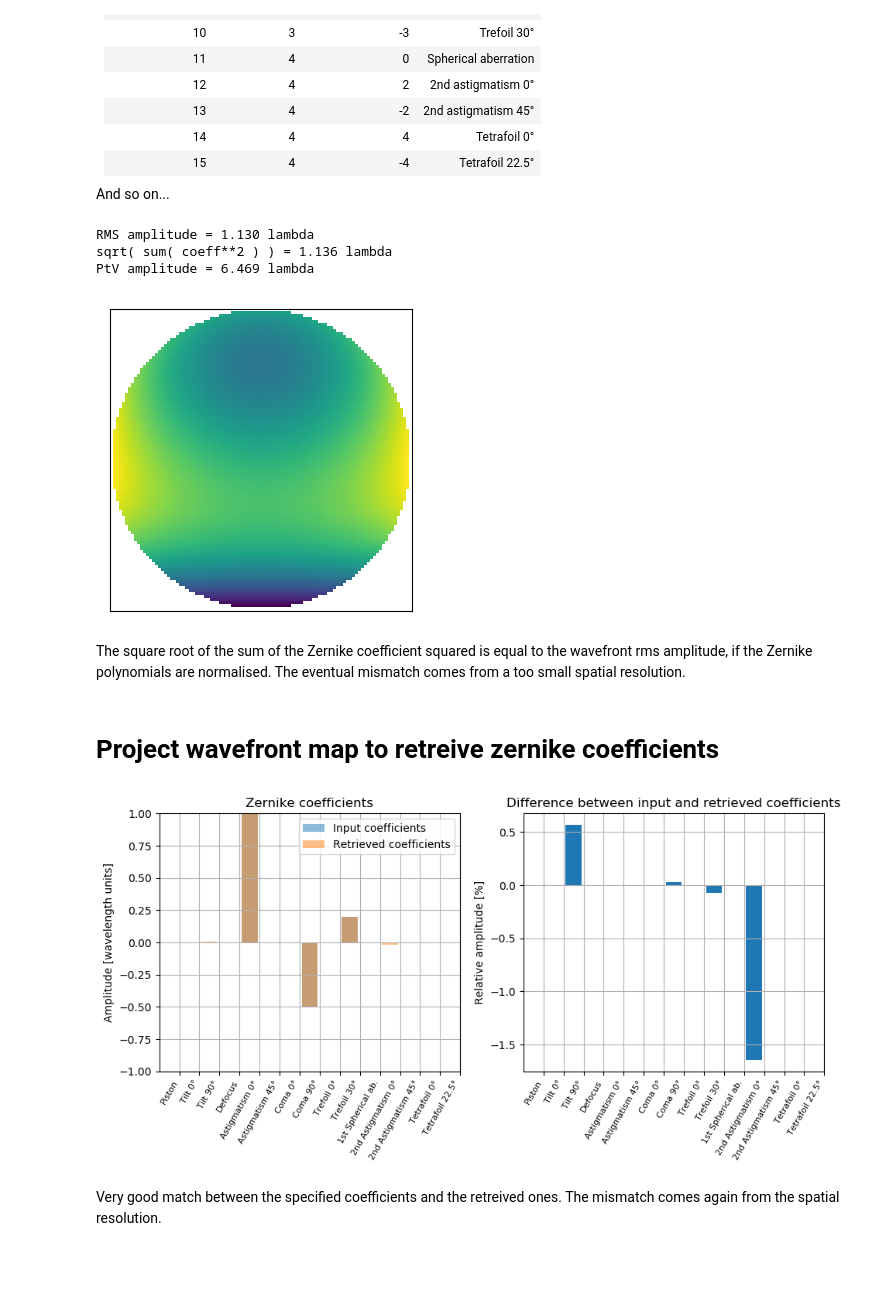
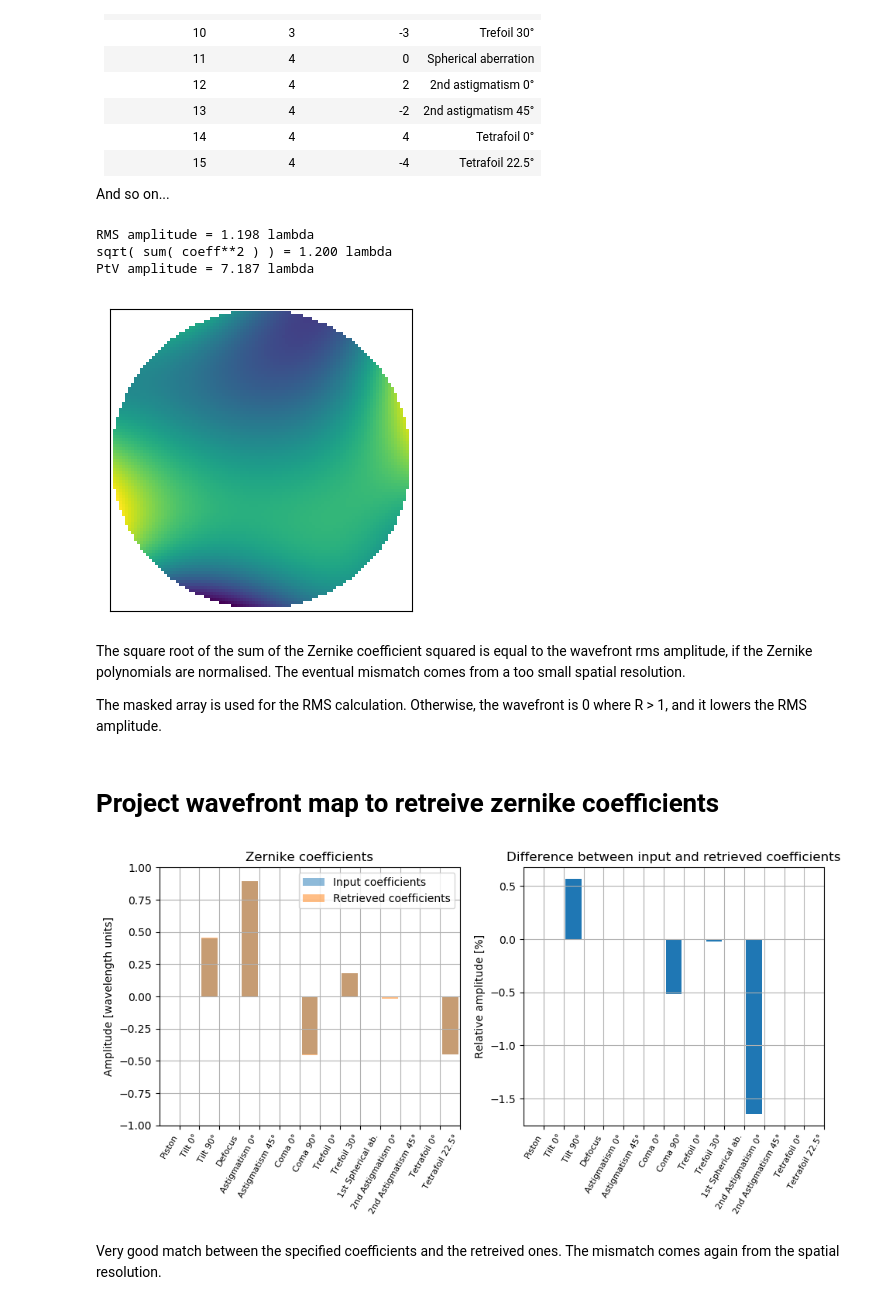
Before and after one commit to VincentLeroux/Laser, a Jupyter notebook: zernike_example.ipynb, the cells around one changed output. Cells and saved outputs as stored; diff of their text form; code cells hidden in the pictures; blank space fills up the shorter version.

Commit message:
edit zernike functions and example

```diff
--- a/zernike_example.ipynb
+++ b/zernike_example.ipynb
@@ -30,48 +30,55 @@ And so on...
 # %%
 # Number of points
 N = 100
 # Number of zernike polynomials
 Nz = 15
 
 # Space axis
 x = np.linspace(-1,1,N)
 X,Y = np.meshgrid(x,x)
 rho, theta = cart2pol(X, Y)
 
 # build list of coefficients
 list_zern = np.zeros(Nz)
+list_zern[2] = 0.5 # tilt 90°
 list_zern[4] = 1 # astigmatism 0°
 list_zern[9] = 0.2 # trefoil 30°
 list_zern[7] = -0.5 # coma 90°
+list_zern[14] = -0.5 # tetrafoil 22.5°
+
+# Set the wavefront RMS amplitude to 1.2
+list_zern = normalize_list(list_zern, 1.2)
 
 # Build the wavefront
-wmap = zernike_list_to_map(list_zern, rho, theta)
+wmap = list_to_map(list_zern, rho, theta)
 
 # Mask the area that is not in the unit disk
-wmap_disp = np.ma.MaskedArray(wmap, rho>1)
+wmap_display = np.ma.MaskedArray(wmap, rho>1)
 
 # Display the resulting wavefront
 plt.figure(dpi=100)
-plt.imshow(wmap_disp, extent=[-1,1,-1,1])
+plt.imshow(wmap_display, extent=[-1,1,-1,1])
 plt.xticks([])
 plt.yticks([])
 
 # Display amplitude as well
 # The masked array should also be used for the RMS calculation
-print('RMS amplitude = {0:.3f} lambda'.format(np.std(wmap_disp)))
+print('RMS amplitude = {0:.3f} lambda'.format(np.std(wmap_display)))
 print('sqrt( sum( coeff**2 ) ) = {0:.3f} lambda'.format(np.sqrt(np.sum(list_zern**2))))
-print('PtV amplitude = {0:.3f} lambda'.format(np.ptp(wmap_disp)))
+print('PtV amplitude = {0:.3f} lambda'.format(np.ptp(wmap_display)))
 # %% [output]
-RMS amplitude = 1.130 lambda
-sqrt( sum( coeff**2 ) ) = 1.136 lambda
-PtV amplitude = 6.469 lambda
+RMS amplitude = 1.198 lambda
+sqrt( sum( coeff**2 ) ) = 1.200 lambda
+PtV amplitude = 7.187 lambda
-[figure, old version]
+[figure, new version]
 # %% [markdown]
 The square root of the sum of the Zernike coefficient squared is equal to the wavefront rms amplitude, if the Zernike polynomials are normalised. The eventual mismatch comes from a too small spatial resolution.
+
+The masked array is used for the RMS calculation. Otherwise, the wavefront is 0 where R > 1, and it lowers the RMS amplitude.
 # %% [markdown]
 # Project wavefront map to retreive zernike coefficients
 # %%
-list_proj = zernike_project(wmap, N_max = Nz)
+list_proj = project(wmap, N_max = Nz)
 
 fig, [ax1, ax2] = plt.subplots(1,2, dpi=100, figsize=(10,5), sharex=True)
 ax1.bar(np.arange(list_zern.size)+0.5, list_zern, alpha=0.5, label="Input coefficients")
@@ -80,7 +87,7 @@ ax1.bar(np.arange(list_proj.size)+0.5, list_proj, alpha=0.5, label="Retrieved co
 ax1.legend()
 ax1.set_ylabel('Amplitude [wavelength units]')
 ax1.set_title('Zernike coefficients')
-ax1.set_ylim(-np.max(np.abs(list_zern)),np.max(np.abs(list_zern)))
+ax1.set_ylim(-1,1)
 ax1.set_xticks(np.arange(1, 16))
 ax1.set_xticklabels(zernike_name, rotation=60, ha='right', size=8)
 ax1.set_xlim(0,Nz)
@@ -93,6 +100,6 @@ ax2.set_xticklabels(zernike_name, rotation=60, ha='right', size=8)
 ax2.grid(True)
 fig.tight_layout()
 # %% [output]
-[figure, old version]
+[figure, new version]
 # %% [markdown]
 Very good match between the specified coefficients and the retreived ones. The mismatch comes again from the spatial resolution.
```
Also changed, not shown: parts of 1 cell of this notebook, 2 other files.
